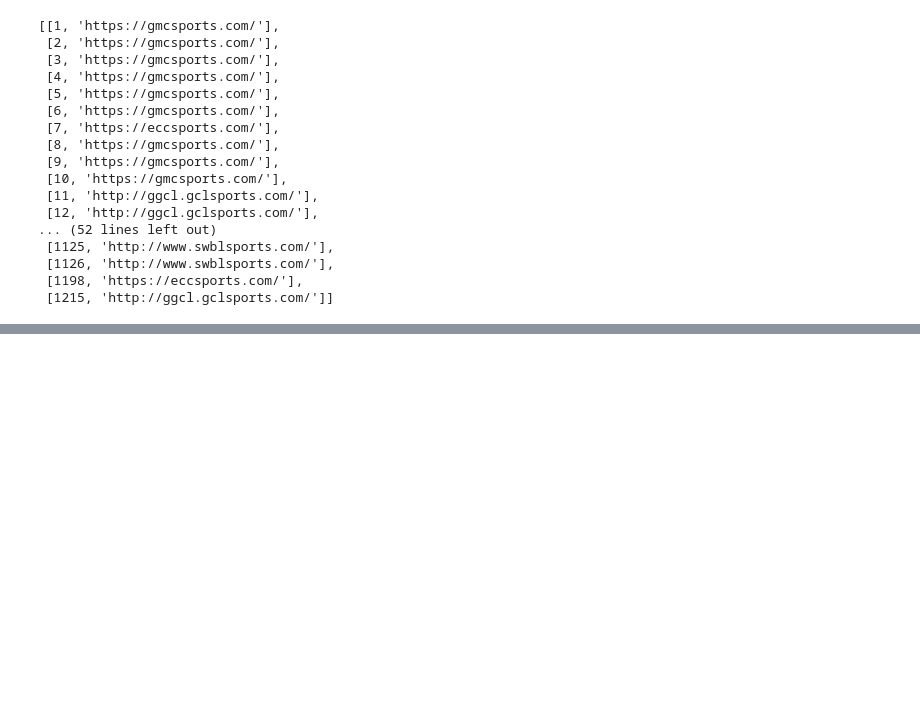
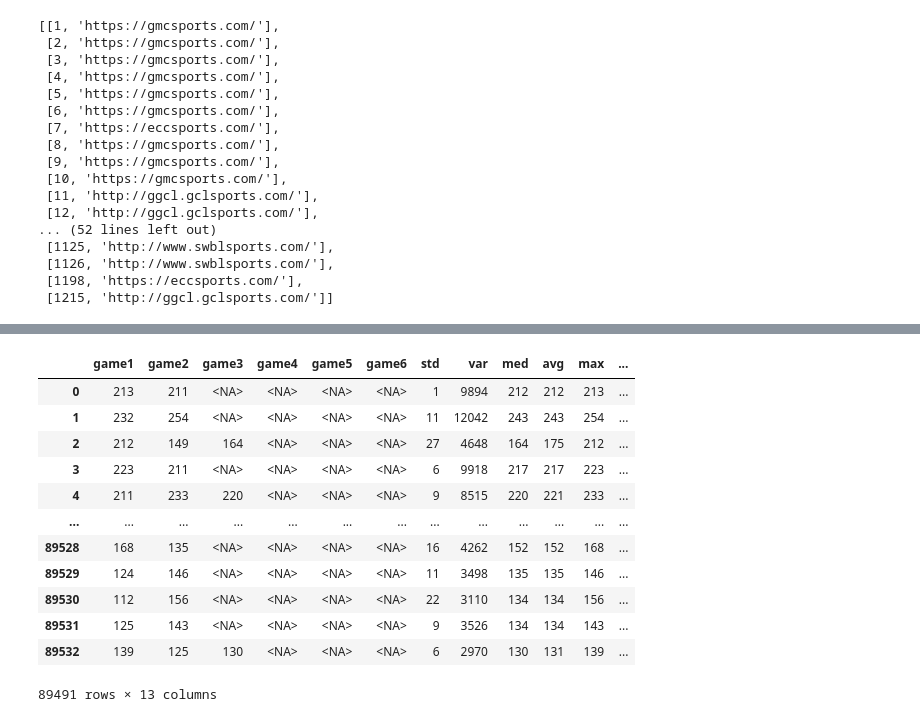
Before and after one commit to jgroeschen/Cinci-HS-Bowling-Stats, a Jupyter notebook: data_gathering/bowling_stats.ipynb, the cells around one changed output, grey strips where cells are left out. Saved outputs shown, nothing was run; the diff lists cells and outputs as text; code cells hidden in the pictures; blank space fills up the shorter version.

```diff
--- a/data_gathering/bowling_stats.ipynb
+++ b/data_gathering/bowling_stats.ipynb
@@ -244,0 +250,32 @@ df_gamestats
+# %%
+# Remove whitespace in pins column
+df_gamestats['pins'] = df_gamestats['pins'].replace(' ', '', regex=True)
+# Split pins to individual games and convert to int, drop all-NaN rows
+df_games_split = pd.DataFrame(df_gamestats['pins'].str.split(',').tolist(), columns=["game"+str(i+1) for i in range(6)])
+df_games_split = df_games_split.apply(pd.to_numeric, downcast='integer')
+df_games_split.dropna(how='all', inplace=True)
+# Calculate standard deviation, variance, median, mean, maximum, minimum, and range
+df_games_split['std'] = np.std(df_games_split, axis=1).round(0)
+df_games_split['var'] = np.var(df_games_split, axis=1).round(0)
+df_games_split['med'] = np.nanmedian(df_games_split, axis=1).round(0)
+df_games_split['avg'] = df_games_split.iloc[:,:-3].mean(axis=1).round(0)
+df_games_split['max'] = df_games_split.iloc[:,:-4].max(axis=1)
+df_games_split['min'] = df_games_split.iloc[:,:-5].min(axis=1)
+df_games_split['rng'] = df_games_split['max'] - df_games_split['min']
+# Re-convert to int
+df_games_split = df_games_split.astype('Int16')
+df_games_split
+# %% [output]
+|  | game1 | game2 | game3 | game4 | game5 | game6 | std | var | med | avg | max | ... |
+| 0 | 213 | 211 | <NA> | <NA> | <NA> | <NA> | 1 | 9894 | 212 | 212 | 213 | ... |
+| 1 | 232 | 254 | <NA> | <NA> | <NA> | <NA> | 11 | 12042 | 243 | 243 | 254 | ... |
+| 2 | 212 | 149 | 164 | <NA> | <NA> | <NA> | 27 | 4648 | 164 | 175 | 212 | ... |
+| 3 | 223 | 211 | <NA> | <NA> | <NA> | <NA> | 6 | 9918 | 217 | 217 | 223 | ... |
+| 4 | 211 | 233 | 220 | <NA> | <NA> | <NA> | 9 | 8515 | 220 | 221 | 233 | ... |
+| ... | ... | ... | ... | ... | ... | ... | ... | ... | ... | ... | ... | ... |
+| 89528 | 168 | 135 | <NA> | <NA> | <NA> | <NA> | 16 | 4262 | 152 | 152 | 168 | ... |
+| 89529 | 124 | 146 | <NA> | <NA> | <NA> | <NA> | 11 | 3498 | 135 | 135 | 146 | ... |
+| 89530 | 112 | 156 | <NA> | <NA> | <NA> | <NA> | 22 | 3110 | 134 | 134 | 156 | ... |
+| 89531 | 125 | 143 | <NA> | <NA> | <NA> | <NA> | 9 | 3526 | 134 | 134 | 143 | ... |
+| 89532 | 139 | 125 | 130 | <NA> | <NA> | <NA> | 6 | 2970 | 130 | 131 | 139 | ... |
+89491 rows × 13 columns
```
Also changed, not shown: parts of 9 cells of this notebook.
